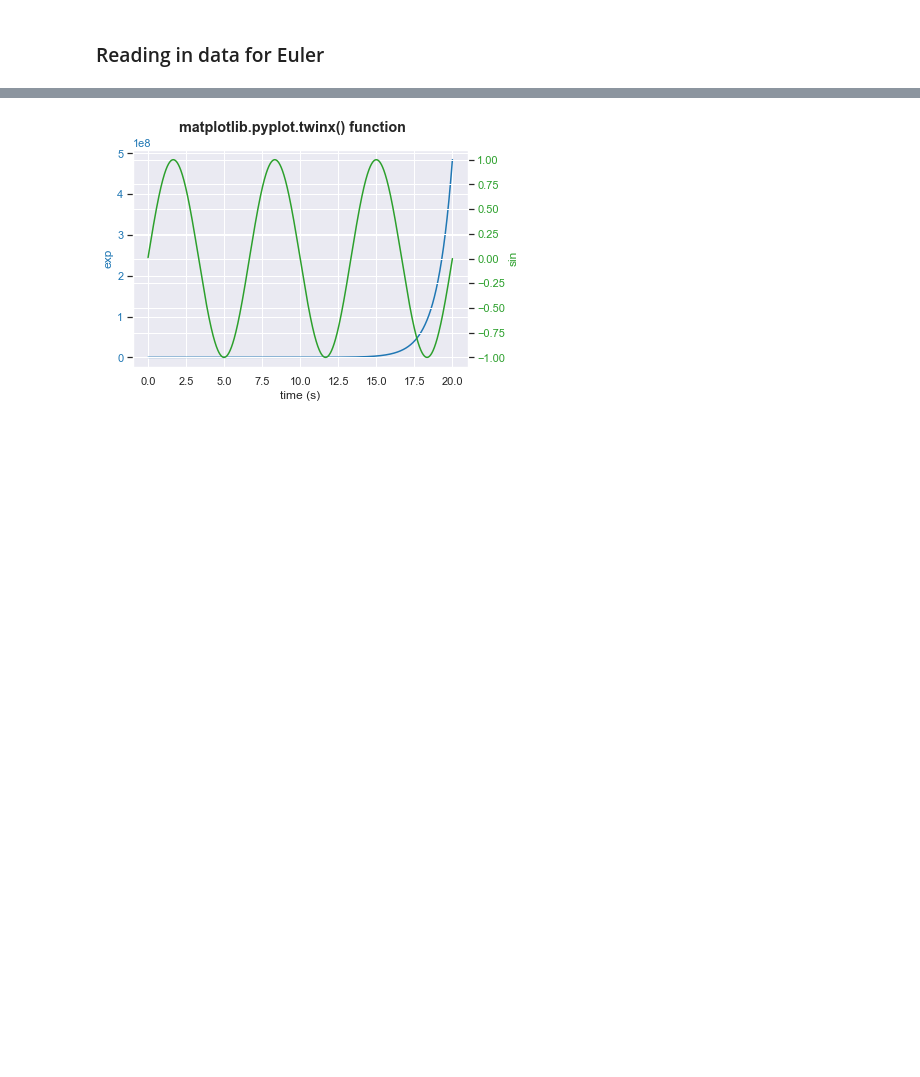
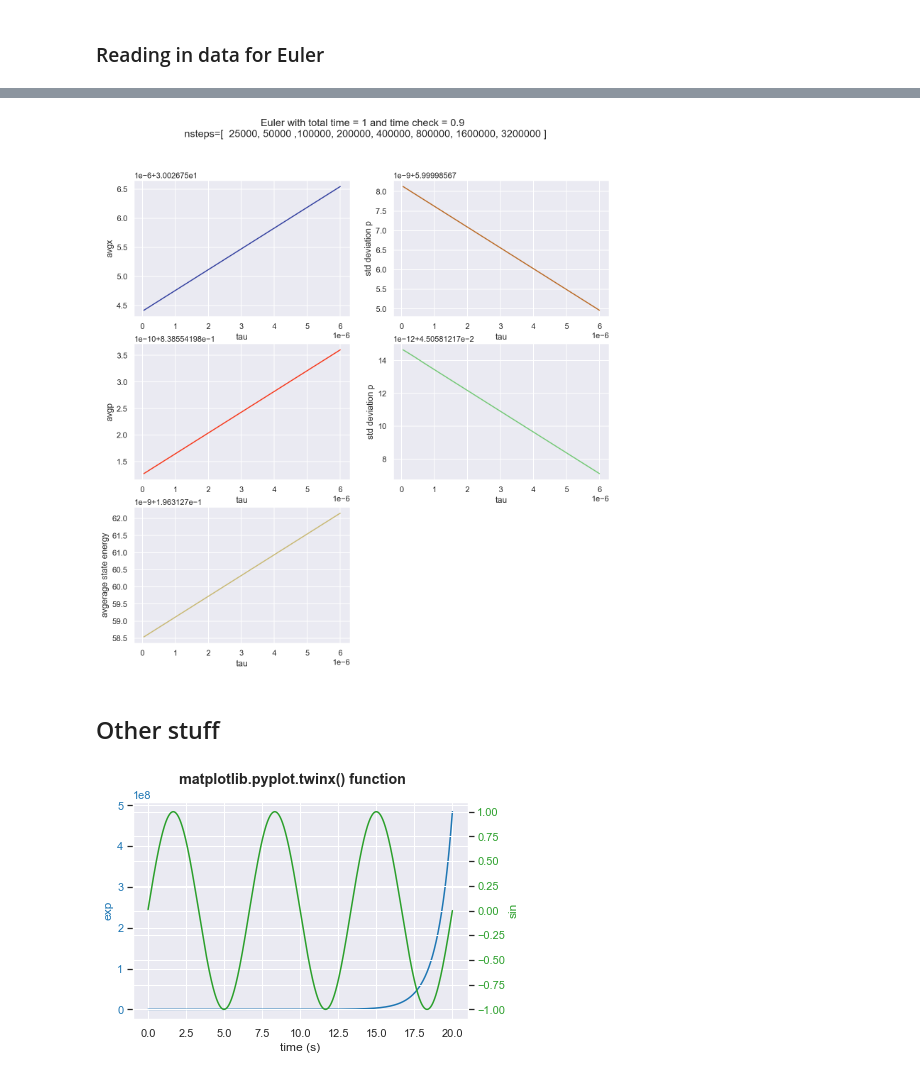
Before and after one commit to carlulli/TDSE, a Jupyter notebook: scripts/convergence.ipynb, the cells around one changed output, grey strips where cells are left out. Cells and saved outputs as stored; diff of their text form; code cells hidden in the pictures; blank space fills up the shorter version.

```diff
--- a/scripts/convergence.ipynb
+++ b/scripts/convergence.ipynb
@@ -228,0 +270,8 @@ plt.show()
+# %%
+euler_nsteps = [ 25000, 50000 ,100000, 200000, 400000, 800000, 1600000, 3200000 ]
+euler_totaltime = 0.15
+euler_timepercentage = 0.5
+euler_integrator = 0
+
+euler_obs_df = create_timecheck_df(euler_nsteps, euler_totaltime, euler_timepercentage, euler_integrator)
+euler_obs_df.head()
@@ -229,3 +285,37 @@ plt.show()
+# %%
+sns.set_theme()
+
+fig = plt.figure(figsize=(12,12))
+fig.suptitle('Euler with total time = {} and time check = {} \n nsteps=[  25000, 50000 ,100000, 200000, 400000, 800000, 1600000, 3200000 ]'.format(totaltime, totaltime*timepercentage))
+
+ax1 = plt.subplot(321)
+ax1.plot(euler_obs_df.Tau, euler_obs_df.averx, label='avgx', color='#3340a0')
+ax1.set(xlabel='tau', ylabel='avgx')
+
+ax2 = plt.subplot(322)
+ax2.plot(euler_obs_df.Tau, euler_obs_df.deltax, label='deltax', color='#ba6a25')
+ax2.set(xlabel='tau', ylabel='std deviation p')
+
+ax3 = plt.subplot(323)
+ax3.plot(euler_obs_df.Tau, euler_obs_df.averp, label='avgp', color='#f7381b')
+ax3.set(xlabel='tau', ylabel='avgp')
+
+ax4 = plt.subplot(324)
+ax4.plot(euler_obs_df.Tau, euler_obs_df.deltap, label='deltap', color='#74c976')
+ax4.set(xlabel='tau', ylabel='std deviation p')
+
+ax5 = plt.subplot(325)
+ax5.plot(euler_obs_df.Tau, euler_obs_df.avg_state_energy, label='energy', color='#c9b974')
+ax5.set(xlabel='tau', ylabel='avgerage state energy')
+
+
+
+plt.savefig('../plots/Euler_fixed_tt{}_pt{}_newlong.png'.format(totaltime, totaltime*timepercentage), dpi=300)
+plt.show()
+# %% [output]
+[figure, added]
+# %% [markdown]
+## Other stuff
 # %%
 # Create some mock data
 t = np.arange(0.01, 20.0, 0.001)
```
Also changed, not shown: parts of 25 cells of this notebook, 1 other file.
